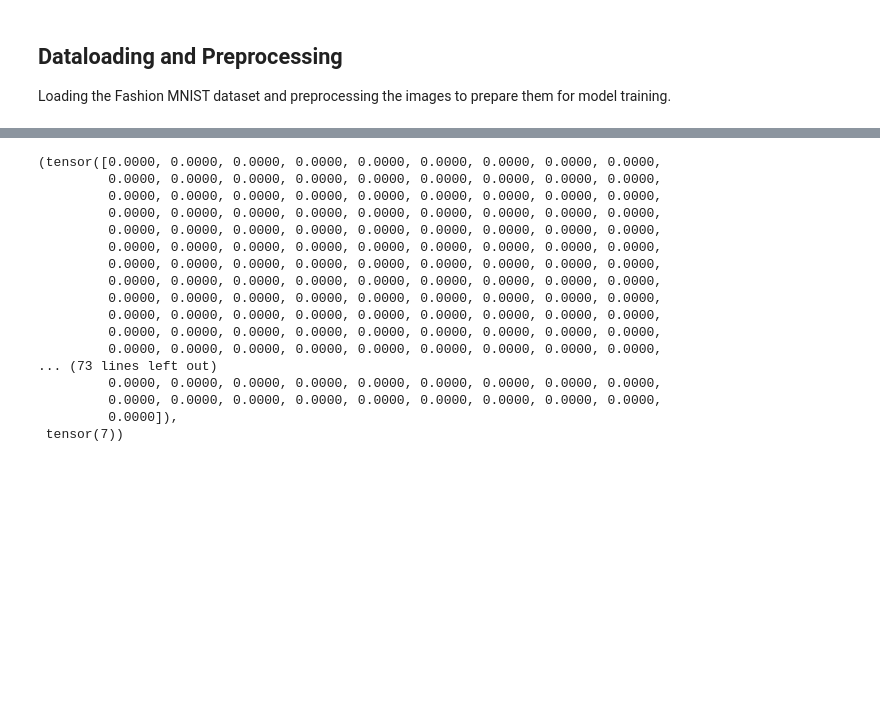
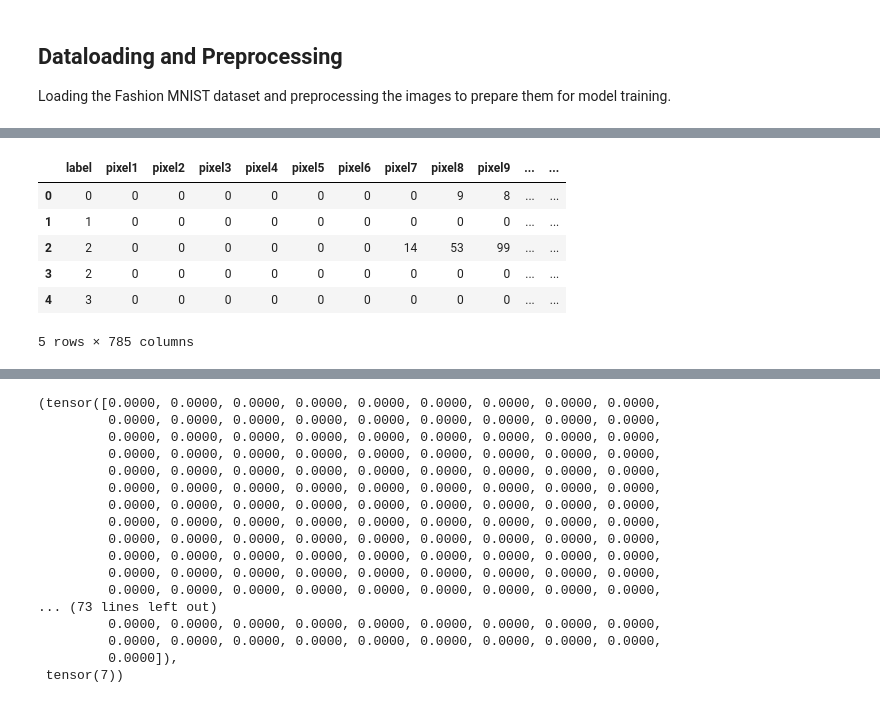
Before and after one commit to gursewak96/Fashion-MNIST-Classification-using-PyTorch, a Jupyter notebook: ANN_Fashion_MNIST_PyTorch.ipynb, the cells around one changed output, grey strips where cells are left out. Drawn from its saved outputs; the diff is of its cells as text; code cells hidden in the pictures; blank space fills up the shorter version.

```diff
--- a/ANN_Fashion_MNIST_PyTorch.ipynb
+++ b/ANN_Fashion_MNIST_PyTorch.ipynb
@@ -49,0 +56,11 @@ df.head(10)
+# %%
+df_test = pd.read_csv(test_dataset_filepath)
+df_test.head(5)
+# %% [output]
+|  | label | pixel1 | pixel2 | pixel3 | pixel4 | pixel5 | pixel6 | pixel7 | pixel8 | pixel9 | ... | ... |
+| 0 | 0 | 0 | 0 | 0 | 0 | 0 | 0 | 0 | 9 | 8 | ... | ... |
+| 1 | 1 | 0 | 0 | 0 | 0 | 0 | 0 | 0 | 0 | 0 | ... | ... |
+| 2 | 2 | 0 | 0 | 0 | 0 | 0 | 0 | 14 | 53 | 99 | ... | ... |
+| 3 | 2 | 0 | 0 | 0 | 0 | 0 | 0 | 0 | 0 | 0 | ... | ... |
+| 4 | 3 | 0 | 0 | 0 | 0 | 0 | 0 | 0 | 0 | 0 | ... | ... |
+5 rows × 785 columns
```
Also changed, not shown: parts of 13 cells of this notebook.
